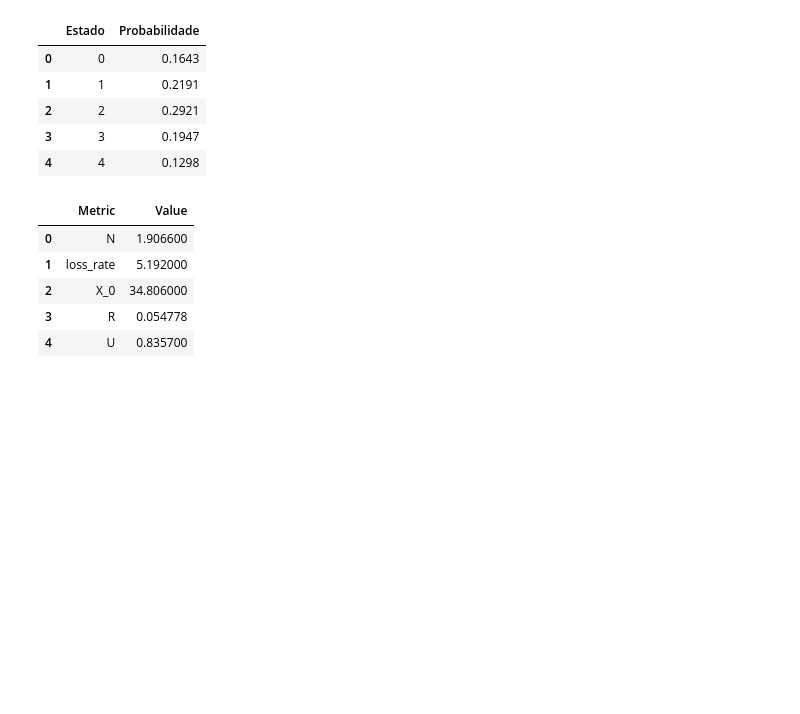
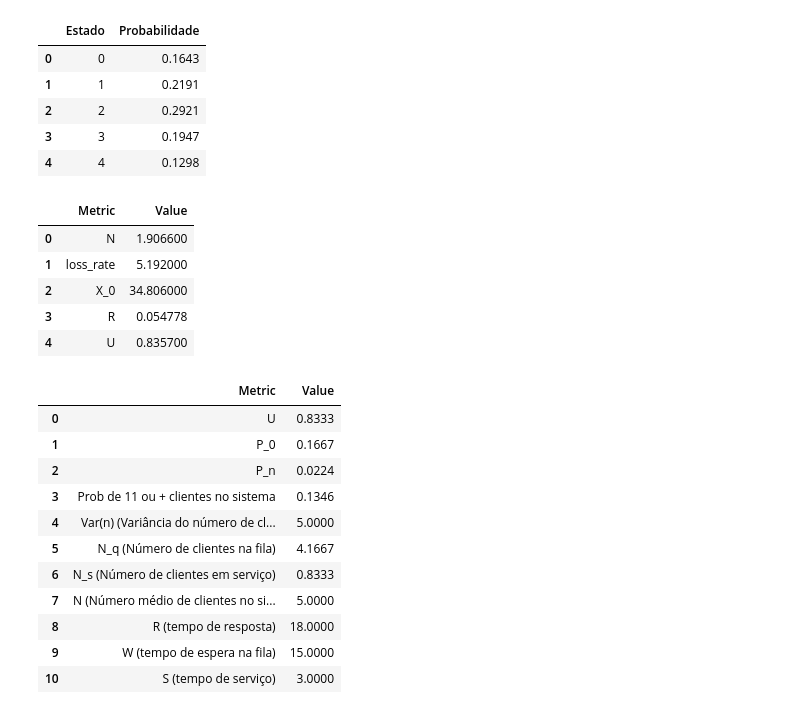
Before and after one commit to joaomarcostg/ADS, a Jupyter notebook: draw.ipynb, the cells around one changed output. Cells and saved outputs as stored; diff of their text form; code cells hidden in the pictures; blank space fills up the shorter version.

```diff
--- a/draw.ipynb
+++ b/draw.ipynb
@@ -1195,3 +1197,32 @@ display(pd.DataFrame(list(results.items()), columns=['Metric', 'Value']))
 | 2 | X_0 | 34.806000 |
 | 3 | R | 0.054778 |
 | 4 | U | 0.835700 |
+# %%
+#ex 1
+
+S = 3
+T = 60
+
+mu = 1 / S
+
+P_0 = 10
+
+p = 1 - P_0/T
+
+lambdaValue = p * mu
+
+results = calculate_birth_death_metrics_mm1(lambdaValue, mu, n = 11)
+display(pd.DataFrame(list(results.items()), columns=['Metric', 'Value']))
+# %% [output]
+|  | Metric | Value |
+| 0 | U | 0.8333 |
+| 1 | P_0 | 0.1667 |
+| 2 | P_n | 0.0224 |
+| 3 | Prob de 11 ou + clientes no sistema | 0.1346 |
+| 4 | Var(n) (Variância do número de cl... | 5.0000 |
+| 5 | N_q (Número de clientes na fila) | 4.1667 |
+| 6 | N_s (Número de clientes em serviço) | 0.8333 |
+| 7 | N (Número médio de clientes no si... | 5.0000 |
+| 8 | R (tempo de resposta) | 18.0000 |
+| 9 | W (tempo de espera na fila) | 15.0000 |
+| 10 | S (tempo de serviço) | 3.0000 |
```
Also changed, not shown: parts of 2 cells of this notebook.
